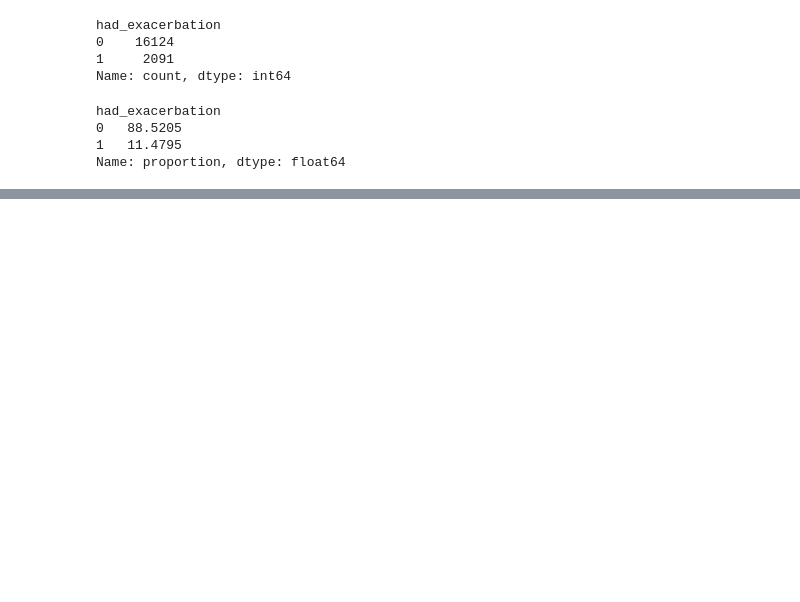
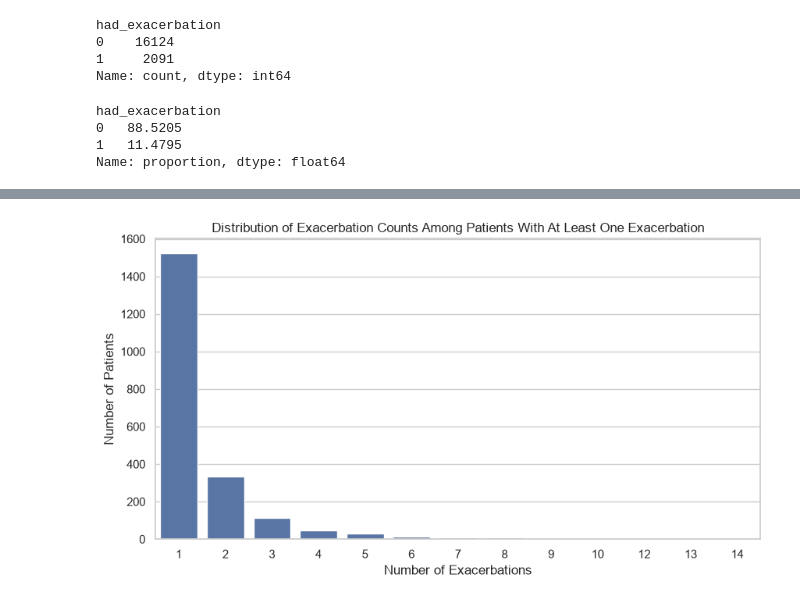
Before and after one commit to tarachd/drug-efficacy-asthma-ml, a Jupyter notebook: notebooks/01_data_understanding.ipynb, the cells around one changed output, grey strips where cells are left out. Saved outputs shown, nothing was run; the diff lists cells and outputs as text; code cells hidden in the pictures; blank space fills up the shorter version.

```diff
--- a/notebooks/01_data_understanding.ipynb
+++ b/notebooks/01_data_understanding.ipynb
@@ -438,0 +523,18 @@ Asthma drug efficacy modeling
+# %%
+# Target Distribution Among Patients With Exacerbation Only
+df_exac_only = df[df[target_col] > 0].copy()
+
+plt.figure(figsize=(10, 5))
+
+sns.countplot(
+    data=df_exac_only,
+    x=target_col,
+    order=sorted(df_exac_only[target_col].unique())
+)
+
+plt.title("Distribution of Exacerbation Counts Among Patients With At Least One Exacerbation")
+plt.xlabel("Number of Exacerbations")
+plt.ylabel("Number of Patients")
+plt.show()
+# %% [output]
+[figure, added]
```
Also changed, not shown: parts of 49 cells of this notebook.
